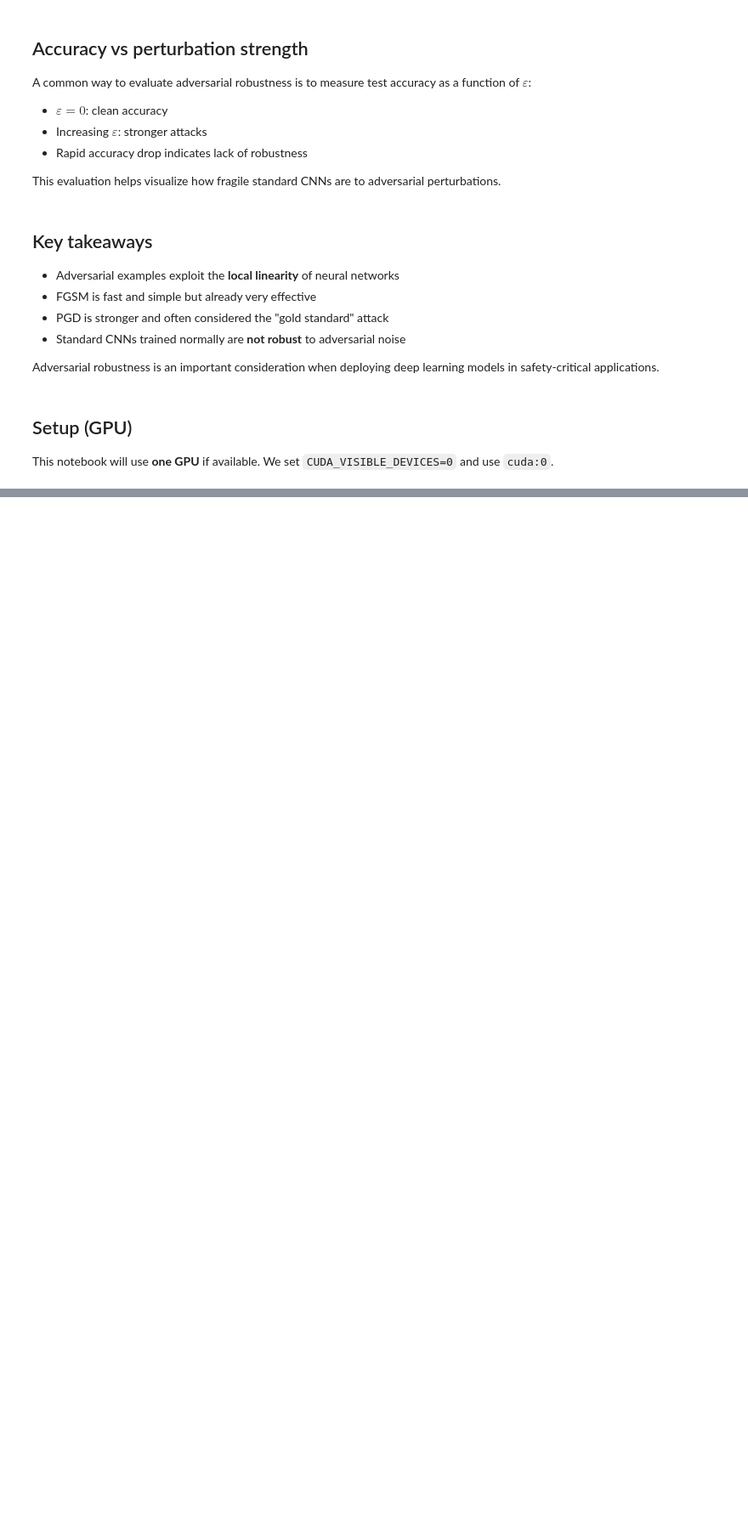
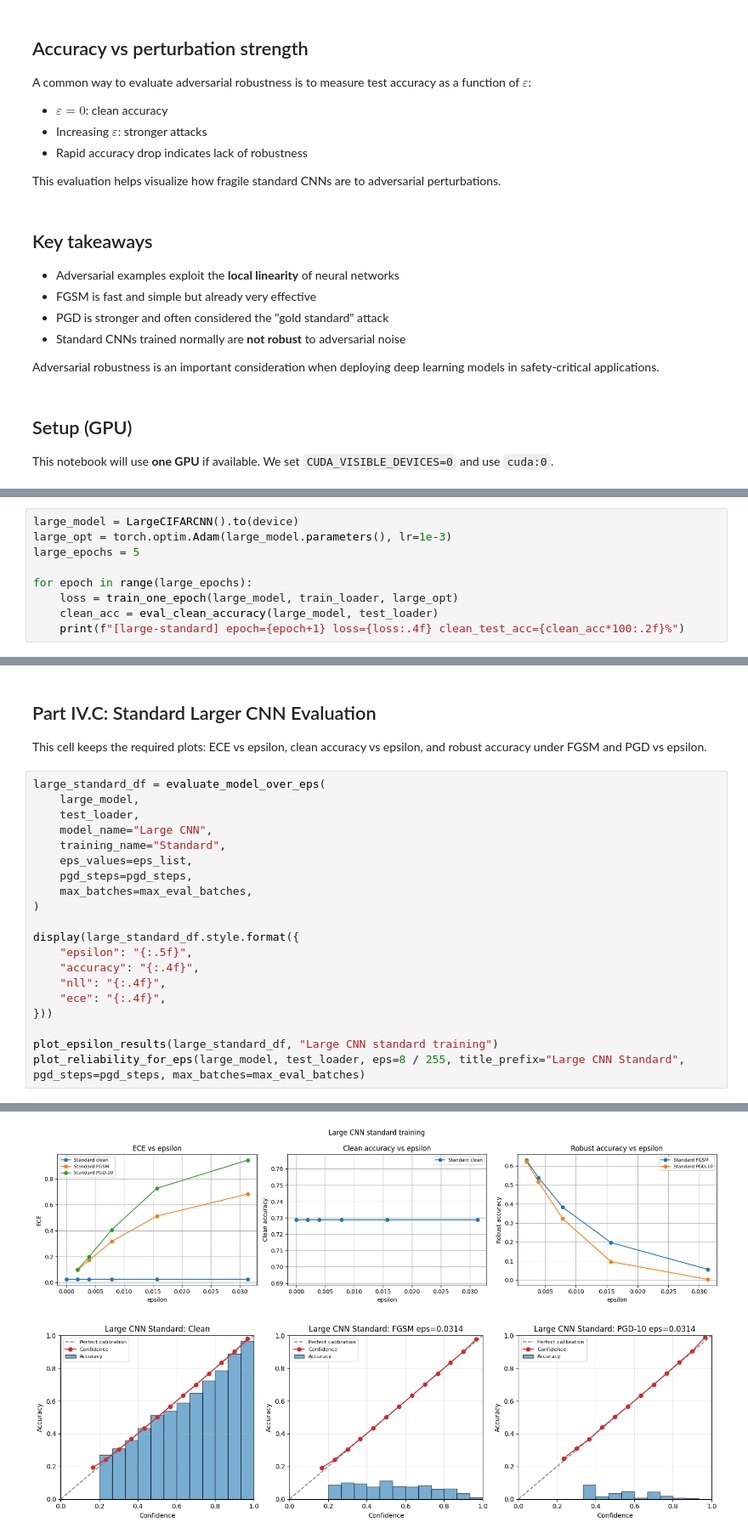
Before and after one commit to ading125/neural-networks, a Jupyter notebook: adv_attacks_clean_gpu_v2 (1).ipynb, the cells around one changed output, grey strips where cells are left out. Shown at 85% size. Cells and saved outputs as stored; diff of their text form; blank space fills up the shorter version.

```diff
--- a/adv_attacks_clean_gpu_v2 (1).ipynb
+++ b/adv_attacks_clean_gpu_v2 (1).ipynb
@@ -1814,0 +844,9 @@ plt.show()
+# %%
+large_model = LargeCIFARCNN().to(device)
+large_opt = torch.optim.Adam(large_model.parameters(), lr=1e-3)
+large_epochs = 5
+
+for epoch in range(large_epochs):
+    loss = train_one_epoch(large_model, train_loader, large_opt)
+    clean_acc = eval_clean_accuracy(large_model, test_loader)
+    print(f"[large-standard] epoch={epoch+1} loss={loss:.4f} clean_test_acc={clean_acc*100:.2f}%")
@@ -1814,0 +859,25 @@ plt.show()
+# %% [markdown]
+## Part IV.C: Standard Larger CNN Evaluation
+
+This cell keeps the required plots: ECE vs epsilon, clean accuracy vs epsilon, and robust accuracy under FGSM and PGD vs epsilon.
+# %%
+large_standard_df = evaluate_model_over_eps(
+    large_model,
+    test_loader,
+    model_name="Large CNN",
+    training_name="Standard",
+    eps_values=eps_list,
+    pgd_steps=pgd_steps,
+    max_batches=max_eval_batches,
+)
+
+display(large_standard_df.style.format({
+    "epsilon": "{:.5f}",
+    "accuracy": "{:.4f}",
+    "nll": "{:.4f}",
+    "ece": "{:.4f}",
+}))
+
+plot_epsilon_results(large_standard_df, "Large CNN standard training")
+plot_reliability_for_eps(large_model, test_loader, eps=8 / 255, title_prefix="Large CNN Standard", pgd_steps=pgd_steps, max_batches=max_eval_batches)
+# %% [output]
@@ -1814,0 +901,2 @@ plt.show()
+[figure, added]
+[figure, added]
```
Also changed, not shown: parts of 87 cells of this notebook, 2 other files.
